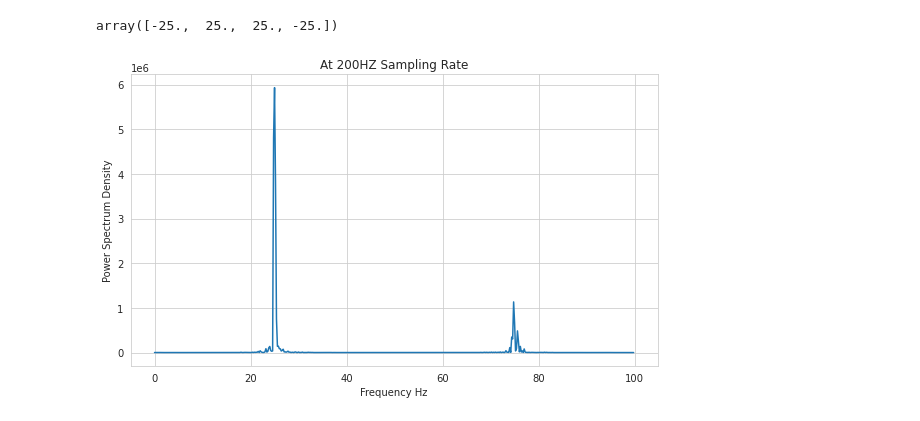
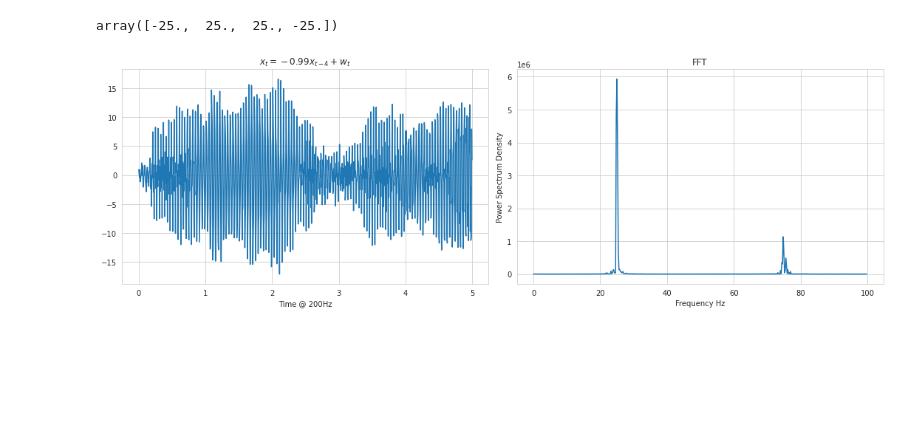
Before and after one commit to WHITSNAK/sta542-sp23, a Jupyter notebook: hw3/hw3 - 4.ipynb, the cells around one changed output. Cells and saved outputs as stored; diff of their text form; code cells hidden in the pictures; blank space fills up the shorter version.

Commit message:
update plot

```diff
--- a/hw3/hw3 - 4.ipynb
+++ b/hw3/hw3 - 4.ipynb
@@ -78,14 +67,17 @@ array([-25.,  25.,  25., -25.])
 # %%
 psd = np.abs(np.fft.fft(xs)) ** 2
 
-fig, ax = plt.subplots(figsize=(8, 5), sharey=True)
+fig, ax = plt.subplots(ncols=2, figsize=(15, 5))
 
-ax.plot(np.fft.fftfreq(1000, 1/200)[:500], psd[:500])
+ax[0].plot(np.arange(1000)/200, xs)
+ax[0].set_xlabel('Time @ 200Hz')
+ax[0].set_title('$x_t = -0.99 x_{t-4} + w_t$')
 
-ax.set_xlabel('Frequency Hz')
-ax.set_ylabel('Power Spectrum Density')
-ax.set_title('At 200HZ Sampling Rate')
+ax[1].plot(np.fft.fftfreq(1000, 1/200)[:500], psd[:500])
+ax[1].set_xlabel('Frequency Hz')
+ax[1].set_ylabel('Power Spectrum Density')
+ax[1].set_title('FFT')
 fig.tight_layout()
 fig.show()
 # %% [output]
-[figure, old version]
+[figure, new version]
```
Also changed, not shown: parts of 1 cell of this notebook, 1 other file.
